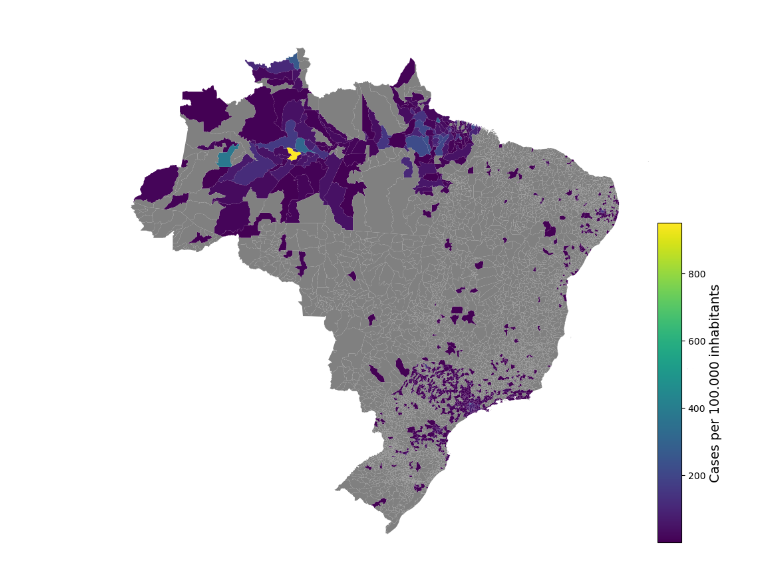
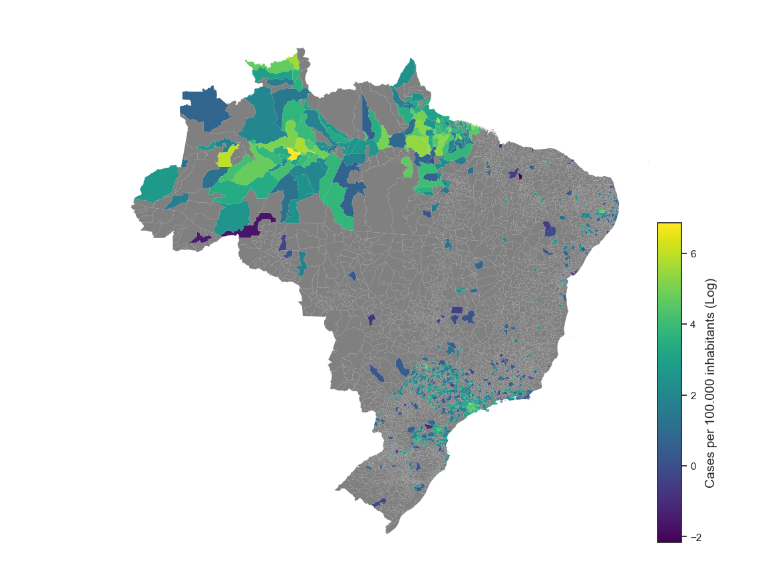
Before and after one commit to denisecammarota/measles-BR, a Jupyter notebook: Notebooks/Cases_100k_Map.ipynb, the cells around one changed output. Cells and saved outputs as stored; diff of their text form; code cells hidden in the pictures.

Commit message:
updating plots

```diff
--- a/Notebooks/Cases_100k_Map.ipynb
+++ b/Notebooks/Cases_100k_Map.ipynb
@@ -5,6 +5,8 @@ import pandas as pd
 import sys
 import geopandas as gpd
 import geobr
+import seaborn as sns
+sns.set(style="white")
 # %%
 sys.path.append('..')
 # %%
@@ -29,6 +31,8 @@ df_cases = df_cases.reset_index()
 df_cases = df_cases.merge(mun_file, how = 'left', on = 'ID_MN_RESI')
 # %%
 df_cases['CASES_100k'] = (df_cases['CASE']/df_cases['Total'])*(100000)
+# %%
+df_cases['LOG'] = np.log(df_cases['CASES_100k'])
 # %%
 map_br = geobr.read_municipality()
 # %%
@@ -41,40 +45,41 @@ fig, axs = plt.subplots(figsize = (12,12))
 
 map_br.plot(
         ax=axs,
-        column='CASES_100k',
+        column='LOG',
         missing_kwds=missing_kwds,
-        linewidth=0.25
+        linewidth=0.0,
+        cmap = 'viridis'
     )
 
 
 cax = fig.add_axes(
         [
             0.82,    # posicao x (entre 0.0 e 1.0)
             0.18,    # posicao y (entre 0.0 e 1.0)
             0.03,    # largura x
             0.40,    # altura y
         ]
     )
 
 sm = plt.cm.ScalarMappable(
         cmap="viridis",
         norm=plt.Normalize(
-            vmin=map_br["CASES_100k"].min(),
-            vmax=map_br["CASES_100k"].max(),
+            vmin=map_br["LOG"].min(),
+            vmax=map_br["LOG"].max(),
         ),
     )
 
 fig.colorbar(
     sm,
     cax=cax)
 
 #axs.set_title(
  #   "Date of symptom onset of first case of Measles per municipality",
  #  fontdict={"fontsize": 15},
  #   )
-cax.set_ylabel('Cases per 100.000 inhabitants', rotation=90, fontsize = 14)
+cax.set_ylabel('Cases per 100.000 inhabitants (Log)', rotation=90, fontsize = 14)
 
 axs.axis("off")
 plt.savefig('../Figs/cases_100k_map.pdf',bbox_inches='tight')
 # %% [output]
-[figure, old version]
+[figure, new version]
```
Also changed, not shown: 10 other files.
